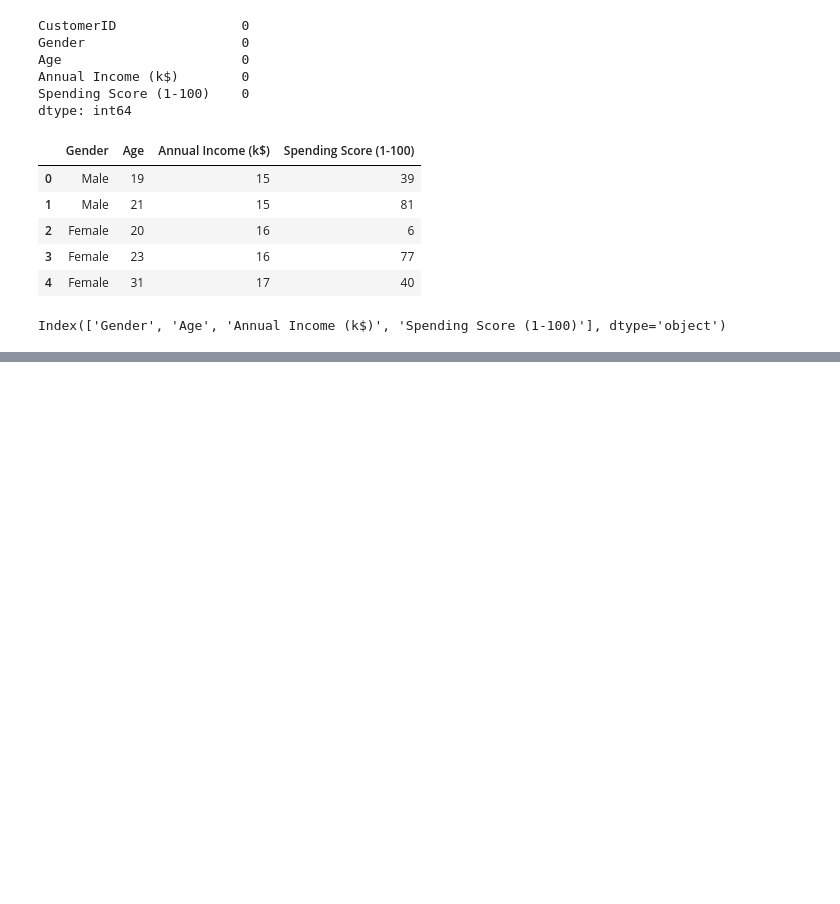
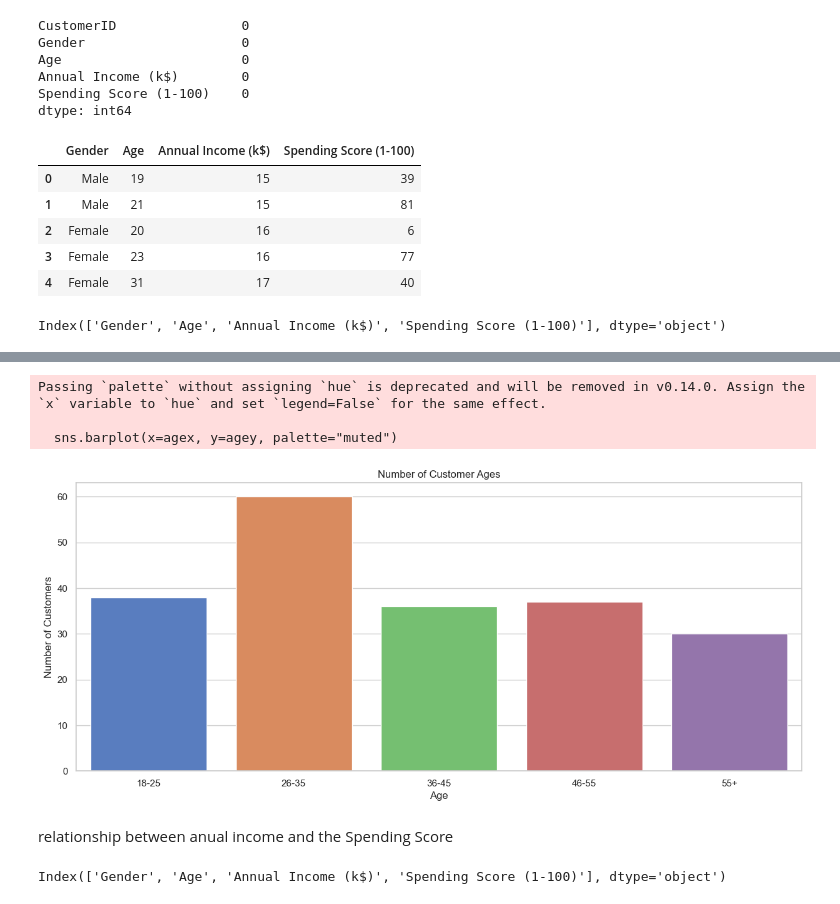
Before and after one commit to mayurasandakalum/customer-segmentation-k-means, a Jupyter notebook: code.ipynb, the cells around one changed output, grey strips where cells are left out. Cells and saved outputs as stored; diff of their text form; code cells hidden in the pictures; blank space fills up the shorter version.

```diff
--- a/code.ipynb
+++ b/code.ipynb
@@ -157,0 +160,33 @@ plt.show()
+# %%
+age_18_25 = df.Age[(df.Age >= 18) & (df.Age <= 25)]
+age_26_35 = df.Age[(df.Age >= 26) & (df.Age <= 35)]
+age_36_45 = df.Age[(df.Age >= 36) & (df.Age <= 45)]
+age_46_55 = df.Age[(df.Age >= 46) & (df.Age <= 55)]
+age_55_above = df.Age[(df.Age >= 55)]
+
+agex = ["18-25", "26-35", "36-45", "46-55", "55+"]
+agey = [
+    len(age_18_25.values),
+    len(age_26_35.values),
+    len(age_36_45.values),
+    len(age_46_55.values),
+    len(age_55_above.values),
+]
+
+plt.figure(figsize=(15, 6))
+sns.barplot(x=agex, y=agey, palette="muted")
+plt.title("Number of Customer Ages")
+plt.xlabel("Age")
+plt.ylabel("Number of Customers")
+plt.show()
+# %% [output]
+Passing `palette` without assigning `hue` is deprecated and will be removed in v0.14.0. Assign the `x` variable to `hue` and set `legend=False` for the same effect.
+
+  sns.barplot(x=agex, y=agey, palette="muted")
+[figure, added]
+# %% [markdown]
+relationship between anual income and the Spending Score
+# %%
+df.columns
+# %% [output]
+Index(['Gender', 'Age', 'Annual Income (k$)', 'Spending Score (1-100)'], dtype='object')
```
Also changed, not shown: parts of 28 cells of this notebook.
